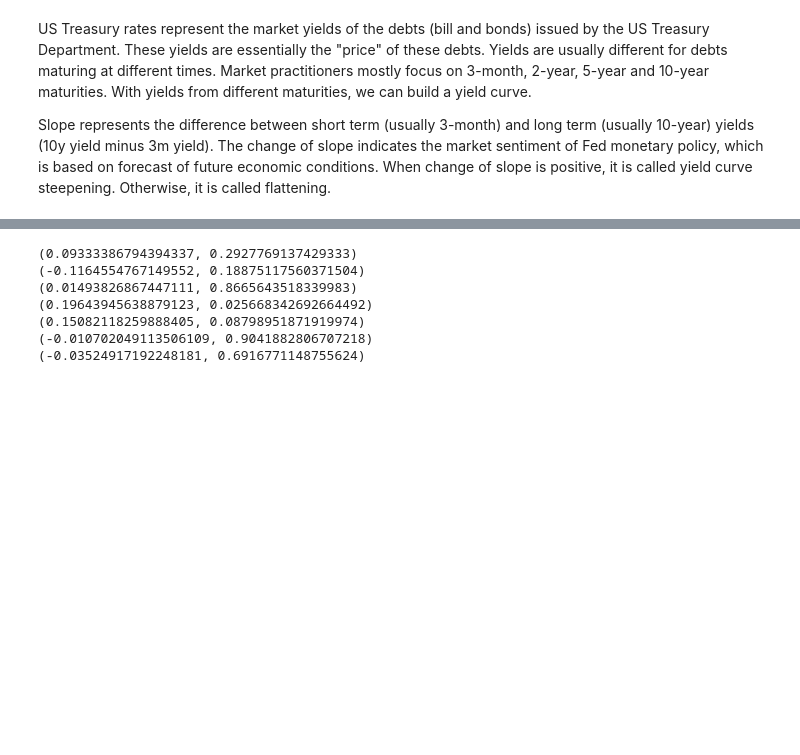
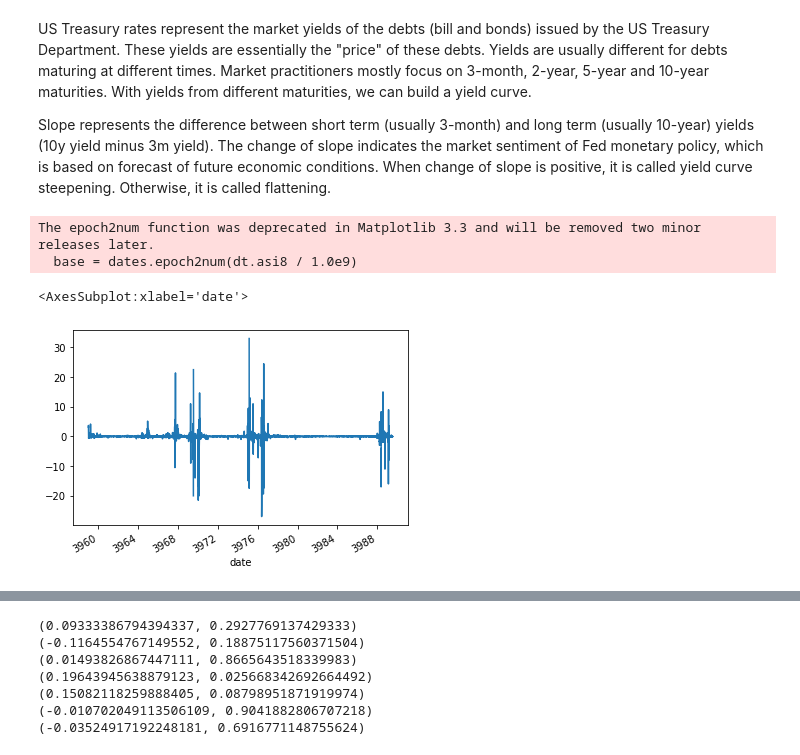
Before and after one commit to aaroncgw31/fednlp, a Jupyter notebook: fednlp.ipynb, the cells around one changed output, grey strips where cells are left out. Cells and saved outputs as stored; diff of their text form; code cells hidden in the pictures; blank space fills up the shorter version.

```diff
--- a/fednlp.ipynb
+++ b/fednlp.ipynb
@@ -491,6 +491,13 @@ with open(file_path_prefix + 'rates/rates_monthly.pickle', 'rb') as handle:
 n_day = 5
 df_yc_slope_changes = pd.DataFrame((rates_daily['BC_10YEAR'] - rates_daily['BC_3MONTH']), columns=['slope_change']).pct_change(n_day).shift(-n_day)[:-n_day]
 df_yc_slope_changes['steepen'] = df_yc_slope_changes['slope_change'] > 0
+# %%
+df_yc_slope_changes['slope_change'].plot()
+# %% [output]
+The epoch2num function was deprecated in Matplotlib 3.3 and will be removed two minor releases later.
+  base = dates.epoch2num(dt.asi8 / 1.0e9)
+<AxesSubplot:xlabel='date'>
+[figure, added]
 # %%
 combined_df = df_sentiment_m.join(df_yc_slope_changes['slope_change'])
 combined_df.corr()
```
Also changed, not shown: parts of 6 cells of this notebook.
